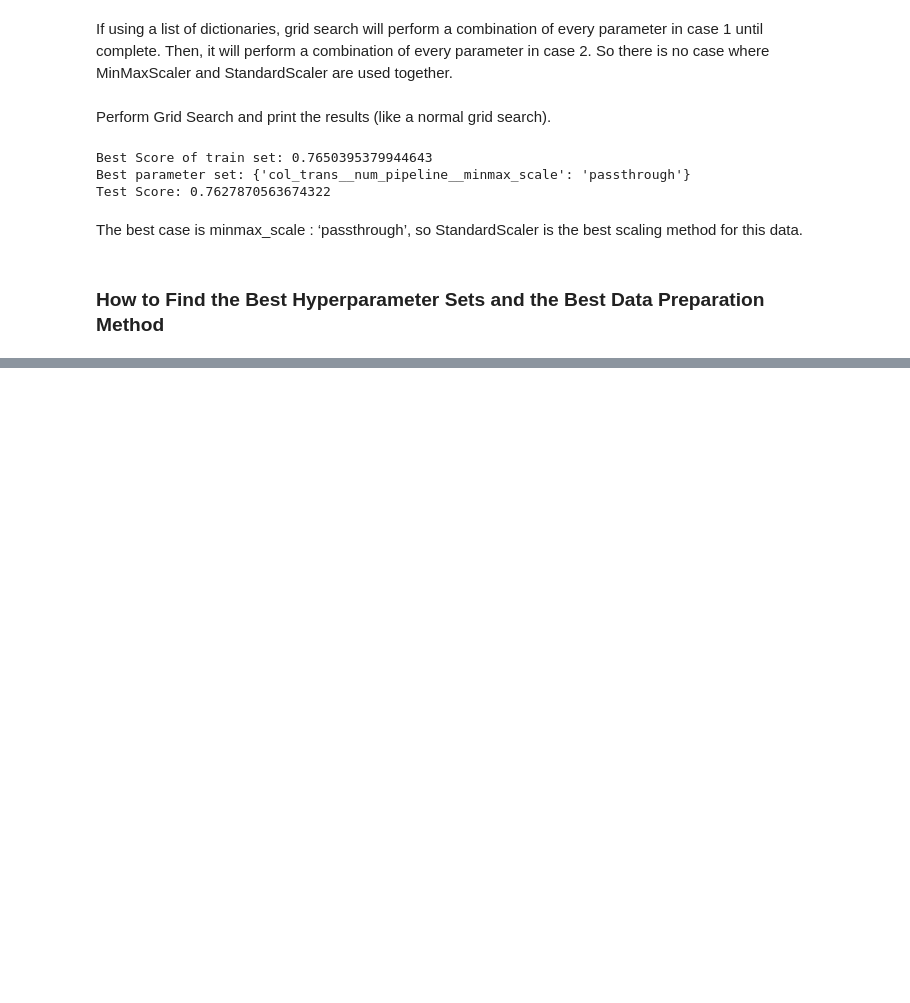
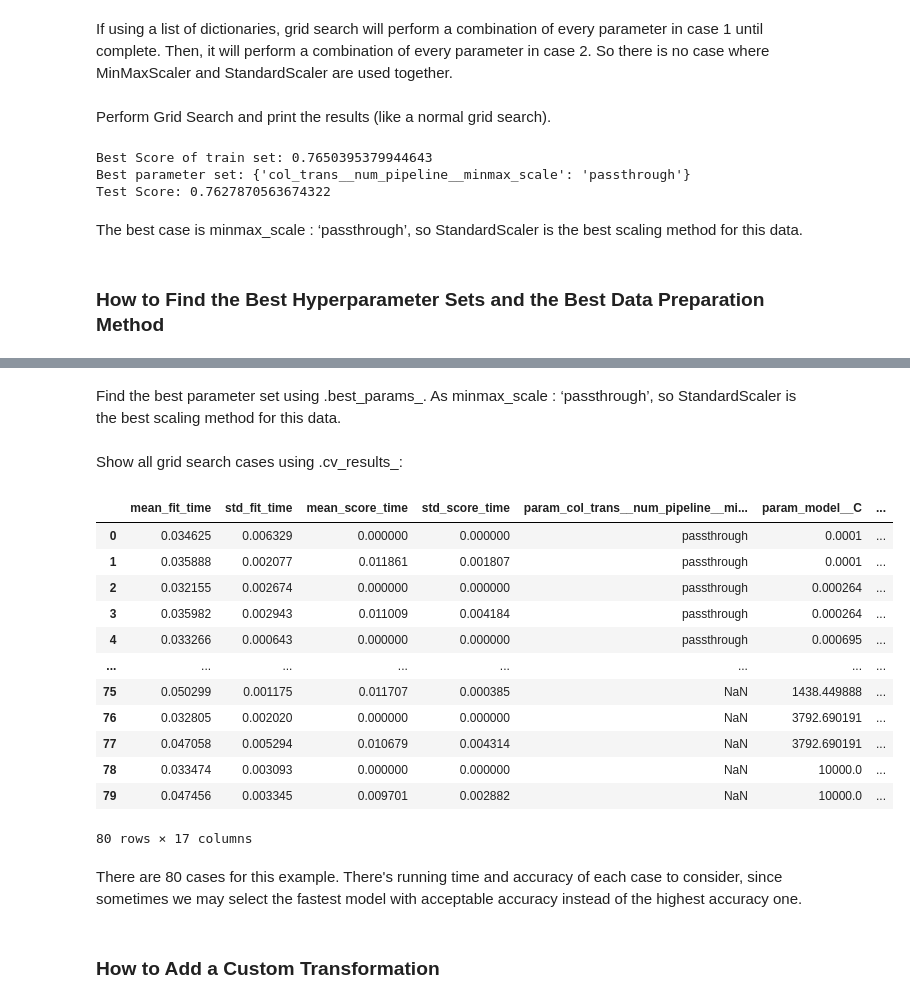
Before and after one commit to rdebullain/pipelines_and_persistence_exercise, a Jupyter notebook: exercise_column_transformer.ipynb, the cells around one changed output, grey strips where cells are left out. Cells and saved outputs as stored; diff of their text form; code cells hidden in the pictures; blank space fills up the shorter version.

```diff
--- a/exercise_column_transformer.ipynb
+++ b/exercise_column_transformer.ipynb
@@ -303,0 +304,6 @@ You can find the best hyperparameter sets and the best data preparation method b
+# %%
+grid_params = {'model__penalty' : ['none', 'l2'],
+               'model__C' : np.logspace(-4, 4, 20)}
+
+grid_step_params2 = [{**{'col_trans__num_pipeline__minmax_scale': ['passthrough']}, **grid_params},
+                    {**{'col_trans__num_pipeline__std_scale': ['passthrough']}, **grid_params}]
@@ -303,0 +314,8 @@ You can find the best hyperparameter sets and the best data preparation method b
+# %%
+# perform Grid Search and print the results (like a normal grid search)
+gs3 = GridSearchCV(clf_pipeline2, grid_step_params2, scoring='accuracy')
+gs3.fit(X_train, y_train)
+
+print("Best Score of train set: "+str(gs3.best_score_))
+print("Best parameter set: "+str(gs3.best_params_))
+print("Test Score: "+str(gs3.score(X_test,y_test)))
@@ -303,0 +343,24 @@ You can find the best hyperparameter sets and the best data preparation method b
+# %% [markdown]
+Find the best parameter set using .best_params_. As minmax_scale : ‘passthrough’, so StandardScaler is the best scaling method for this data.
+# %% [markdown]
+Show all grid search cases using .cv_results_:
+# %%
+pd.DataFrame(gs3.cv_results_)
+# %% [output]
+|  | mean_fit_time | std_fit_time | mean_score_time | std_score_time | param_col_trans__num_pipeline__mi... | param_model__C | ... |
+| 0 | 0.034625 | 0.006329 | 0.000000 | 0.000000 | passthrough | 0.0001 | ... |
+| 1 | 0.035888 | 0.002077 | 0.011861 | 0.001807 | passthrough | 0.0001 | ... |
+| 2 | 0.032155 | 0.002674 | 0.000000 | 0.000000 | passthrough | 0.000264 | ... |
+| 3 | 0.035982 | 0.002943 | 0.011009 | 0.004184 | passthrough | 0.000264 | ... |
+| 4 | 0.033266 | 0.000643 | 0.000000 | 0.000000 | passthrough | 0.000695 | ... |
+| ... | ... | ... | ... | ... | ... | ... | ... |
+| 75 | 0.050299 | 0.001175 | 0.011707 | 0.000385 | NaN | 1438.449888 | ... |
+| 76 | 0.032805 | 0.002020 | 0.000000 | 0.000000 | NaN | 3792.690191 | ... |
+| 77 | 0.047058 | 0.005294 | 0.010679 | 0.004314 | NaN | 3792.690191 | ... |
+| 78 | 0.033474 | 0.003093 | 0.000000 | 0.000000 | NaN | 10000.0 | ... |
+| 79 | 0.047456 | 0.003345 | 0.009701 | 0.002882 | NaN | 10000.0 | ... |
+80 rows × 17 columns
+# %% [markdown]
+There are 80 cases for this example. There's running time and accuracy of each case to consider, since sometimes we may select the fastest model with acceptable accuracy instead of the highest accuracy one.
+# %% [markdown]
+### How to Add a Custom Transformation
```
Also changed, not shown: parts of 6 cells of this notebook.
